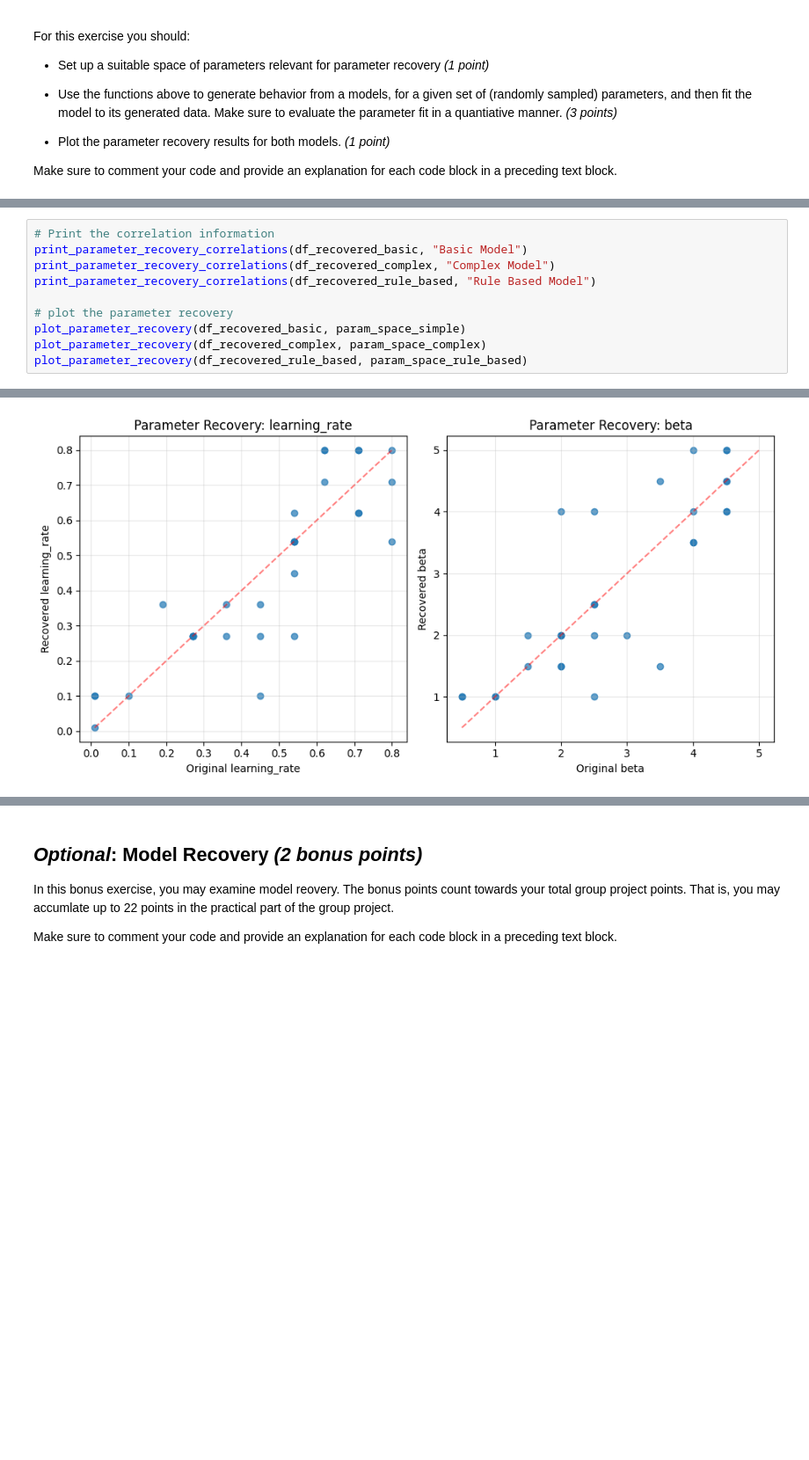
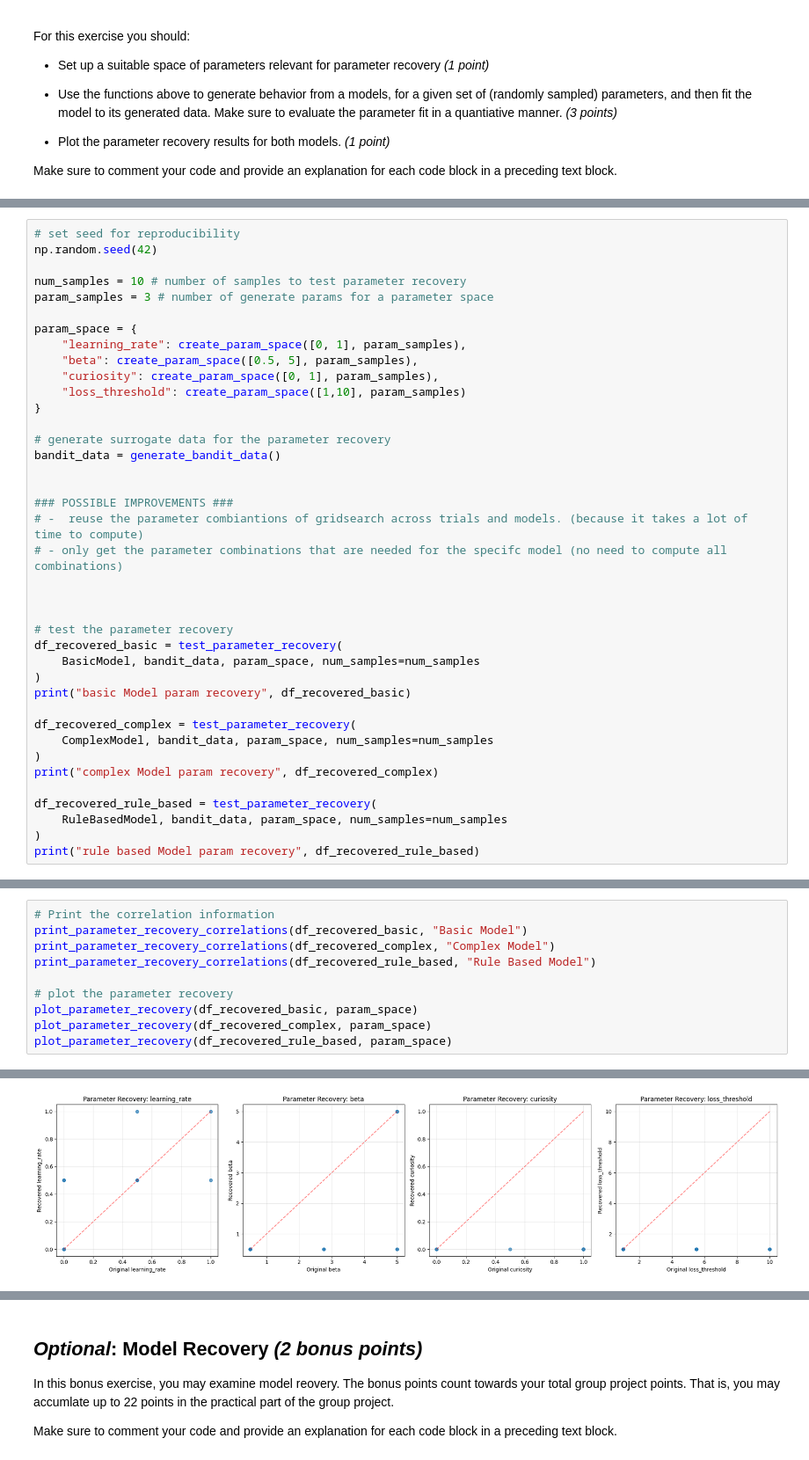
Before and after one commit to saurluca/bandit-modeling, a Jupyter notebook: main.ipynb, the cells around one changed output, grey strips where cells are left out. Shown at 88% size. Cells and saved outputs as stored; diff of their text form; blank space fills up the shorter version.

Commit message:
refactor for param and model recovery

```diff
--- a/main.ipynb
+++ b/main.ipynb
@@ -821,0 +672,39 @@ print(df_recovered_rule_based)
+# %%
+# set seed for reproducibility
+np.random.seed(42)
+
+num_samples = 10 # number of samples to test parameter recovery
+param_samples = 3 # number of generate params for a parameter space
+
+param_space = {
+    "learning_rate": create_param_space([0, 1], param_samples),
+    "beta": create_param_space([0.5, 5], param_samples),
+    "curiosity": create_param_space([0, 1], param_samples),
+    "loss_threshold": create_param_space([1,10], param_samples)
+}
+
+# generate surrogate data for the parameter recovery
+bandit_data = generate_bandit_data()
+
+
+### POSSIBLE IMPROVEMENTS ###
+# -  reuse the parameter combiantions of gridsearch across trials and models. (because it takes a lot of time to compute)
+# - only get the parameter combinations that are needed for the specifc model (no need to compute all combinations)
+
+
+
+# test the parameter recovery
+df_recovered_basic = test_parameter_recovery(
+    BasicModel, bandit_data, param_space, num_samples=num_samples
+)
+print("basic Model param recovery", df_recovered_basic)
+
+df_recovered_complex = test_parameter_recovery(
+    ComplexModel, bandit_data, param_space, num_samples=num_samples
+)
+print("complex Model param recovery", df_recovered_complex)
+
+df_recovered_rule_based = test_parameter_recovery(
+    RuleBasedModel, bandit_data, param_space, num_samples=num_samples
+)
+print("rule based Model param recovery", df_recovered_rule_based)
@@ -826,9 +733,9 @@ print_parameter_recovery_correlations(df_recovered_complex, "Complex Model")
 print_parameter_recovery_correlations(df_recovered_rule_based, "Rule Based Model")
 
 # plot the parameter recovery
-plot_parameter_recovery(df_recovered_basic, param_space_simple)
-plot_parameter_recovery(df_recovered_complex, param_space_complex)
-plot_parameter_recovery(df_recovered_rule_based, param_space_rule_based)
+plot_parameter_recovery(df_recovered_basic, param_space)
+plot_parameter_recovery(df_recovered_complex, param_space)
+plot_parameter_recovery(df_recovered_rule_based, param_space)
 # %% [output]
 Basic Model Parameter Recovery Correlations:
 
@@ -848,3 +755,3 @@ Original vs Recovered:
 
 --------------------------------------------------
-[figure, old version]
+[figure, new version]
```
Also changed, not shown: parts of 24 cells of this notebook, 2 other files.
